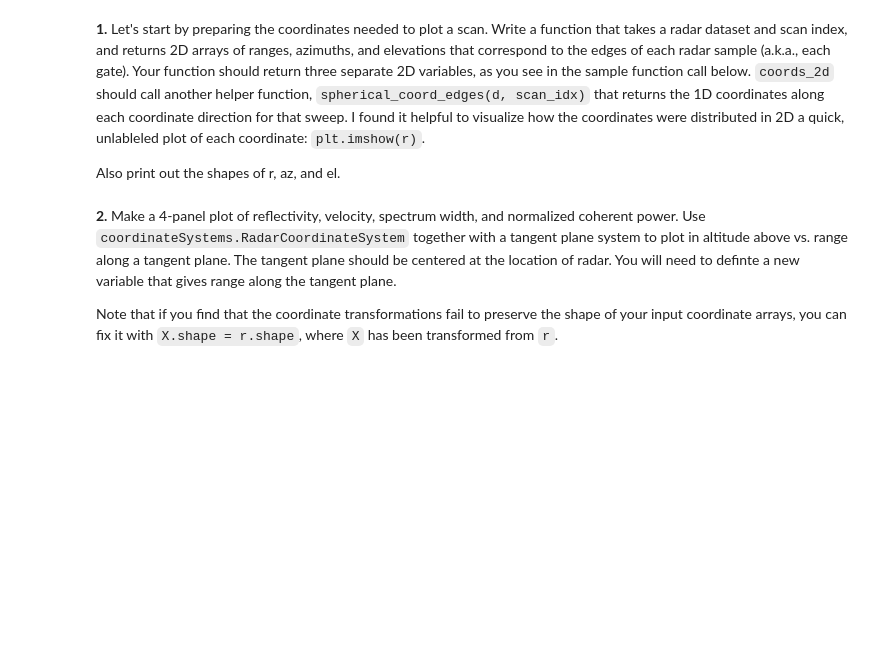
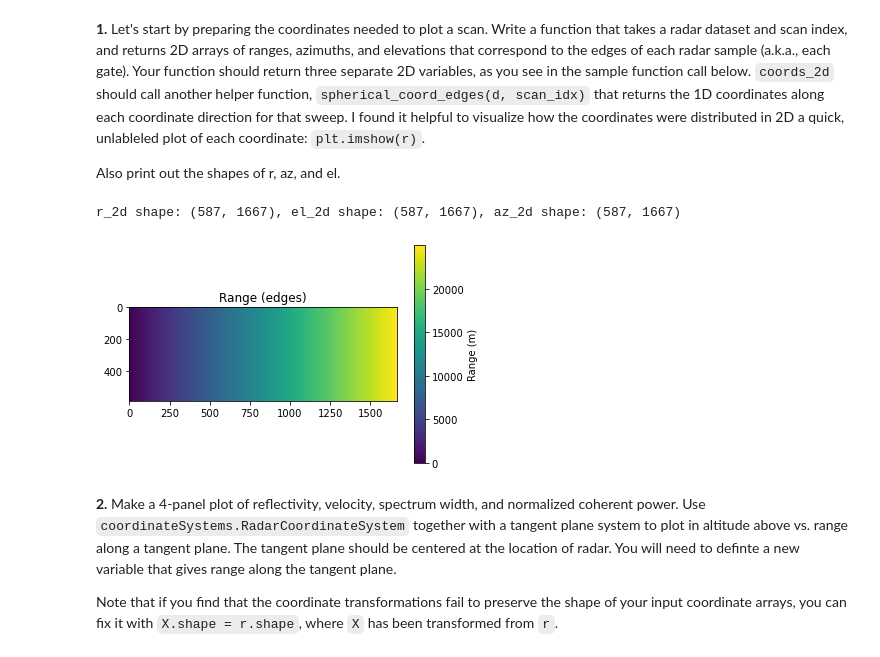
Before and after one commit to MelMartinez22/GDFAssignments, a Jupyter notebook: Homework 3.ipynb, the cells around one changed output. Drawn from its saved outputs; the diff is of its cells as text; code cells hidden in the pictures; blank space fills up the shorter version.

```diff
--- a/Homework 3.ipynb
+++ b/Homework 3.ipynb
@@ -29,7 +29,8 @@ For this assignment, download some [sample Ka data](https://www.atmo.ttu.edu/bru
 
 In the file, the radar variables (such as reflectivity) are stored in arrays with dimension `(time, range)`. At each time, a single ray of data is collected, which extends along range. There is also a `sweep` dimension that corresponds to a few different variables. These variables mark the start and the end of each radar scan. Let's look at that structure:
 # %%
-ds = xr.open_dataset('/data/KaSample/Ka2140614021408.RAWPXA9.nc', decode_timedelta=True)
+# Melodie Martinez
+ds = xr.open_dataset('Ka2140614021408.RAWPXA9.nc', decode_timedelta=True)
 
 print(ds)
 
@@ -38,3 +39,4 @@ print(ds.variables['elevation'][0:10])
 
 # Shortcut to variable access
 print(ds.elevation[0:10])
+ds
@@ -78,13 +137,64 @@ scan_idx = 1
 **1.** Let's start by preparing the coordinates needed to plot a scan. Write a function that takes a radar dataset and scan index, and returns  2D arrays of ranges, azimuths, and elevations that correspond to the edges of each radar sample (a.k.a., each gate). Your function should return three separate 2D variables, as you see in the sample function call below. `coords_2d` should call another helper function, `spherical_coord_edges(d, scan_idx)` that returns the 1D coordinates along each coordinate direction for that sweep. I found it helpful to visualize how the coordinates were distributed in 2D a quick, unlableled plot of each coordinate: `plt.imshow(r)`.
 
 Also print out the shapes of r, az, and el.
-# %%
-def coords_2d(ds, scan_idx):
-    # These are the wrong return values.
-    return "r", "az", "el"
-
-
-r, az, el = coords_2d(ds, scan_idx)
+# %%
+def spherical_coord_edges(ds, scan_idx):
+    """
+    Returns 1D coord edges (r, az, elev) for the radar sweep.
+    """
+
+    # Start and end indices for the sweep
+    sw_start= ds.sweep_start_ray_index[scan_idx].item()
+    sw_end= ds.sweep_end_ray_index[scan_idx].item()
+
+    # Selecting data
+    r= ds['range'].values  # shape (n range)
+    az= ds['azimuth'].values[sw_start:sw_end+1]   # shape (n rays)
+    el= ds['elevation'].values[sw_start:sw_end+1] # shape (n_rays)
+
+    # computing the edges by averaging neighbors and extending at both ends
+    def edges_1d(x):
+        x_mid= 0.5* (x[1:] +x[:-1])
+        dx0= x_mid[0] -x[0]
+        dxN= x[-1] -x_mid[-1]
+        x_edges= np.concatenate(([x[0]-dx0], x_mid, [x[-1]+dxN]))
+        return x_edges
+
+    r_edges= edges_1d(r)
+    az_edges= edges_1d(az)
+    el_edges= edges_1d(el)
+
+    # return values
+    return r_edges, az_edges, el_edges
+
+
+def coords_2d(ds, scan_idx):
+    """
+    Funct that takes radar dataset and scan index and returns ranges,
+    azimuths, and elevations to correspond with the edges of each radar sample
+    """
+
+    r_edges, az_edges, el_edges= spherical_coord_edges(ds, scan_idx)
+
+    # 2D arrays where range varies along horiz and elev along vert
+    r_2d, el_2d= np.meshgrid(r_edges, el_edges)
+
+    # Azimuth constant for RHI, 2D
+    az_const= np.mean(az_edges)
+    az_2d= np.full_like(r_2d, az_const)
+
+    print(f"r_2d shape: {r_2d.shape}, el_2d shape: {el_2d.shape}, az_2d shape: {az_2d.shape}")
+    return r_2d, az_2d, el_2d
+
+r, az, el= coords_2d(ds, scan_idx)
+
+plt.imshow(r)
+plt.title("Range (edges)")
+plt.colorbar(label= "Range (m)")
+plt.show()
+# %% [output]
+r_2d shape: (587, 1667), el_2d shape: (587, 1667), az_2d shape: (587, 1667)
+[figure, added]
 # %% [markdown]
 **2.** Make a 4-panel plot of reflectivity, velocity, spectrum width, and normalized coherent power. Use `coordinateSystems.RadarCoordinateSystem` together with a tangent plane system to plot in altitude above vs. range along a tangent plane. The tangent plane should be centered at the location of radar. You will need to definte a new variable that gives range along the tangent plane.
 
```
Also changed, not shown: parts of 10 cells of this notebook.
